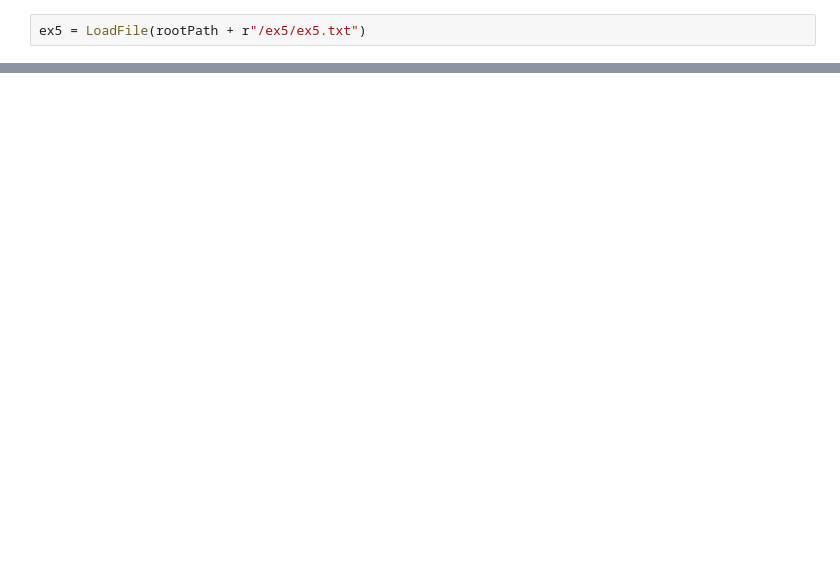
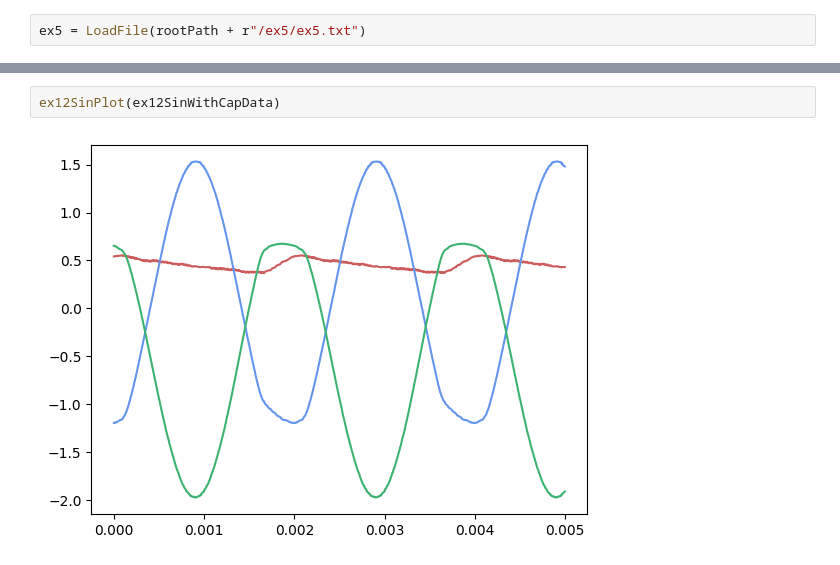
Before and after one commit to daraghhollman/UCD_PASS_Labs, a Jupyter notebook: Electronics/Python/electronics.ipynb, the cells around one changed output, grey strips where cells are left out. Drawn from its saved outputs; the diff is of its cells as text; blank space fills up the shorter version.

```diff
--- a/Electronics/Python/electronics.ipynb
+++ b/Electronics/Python/electronics.ipynb
@@ -36,0 +86,4 @@ PlotData(ex5)
+# %%
+ex12SinPlot(ex12SinWithCapData)
+# %% [output]
+[figure, added]
```
Also changed, not shown: parts of 11 cells of this notebook, 46 other files.
